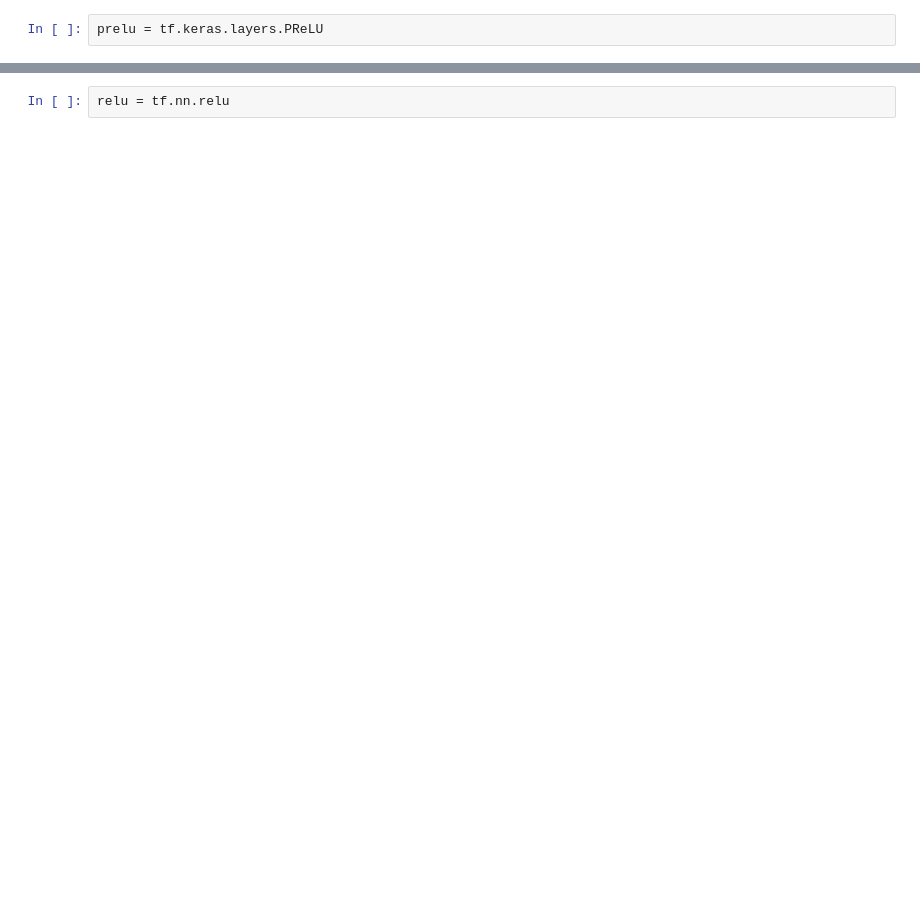
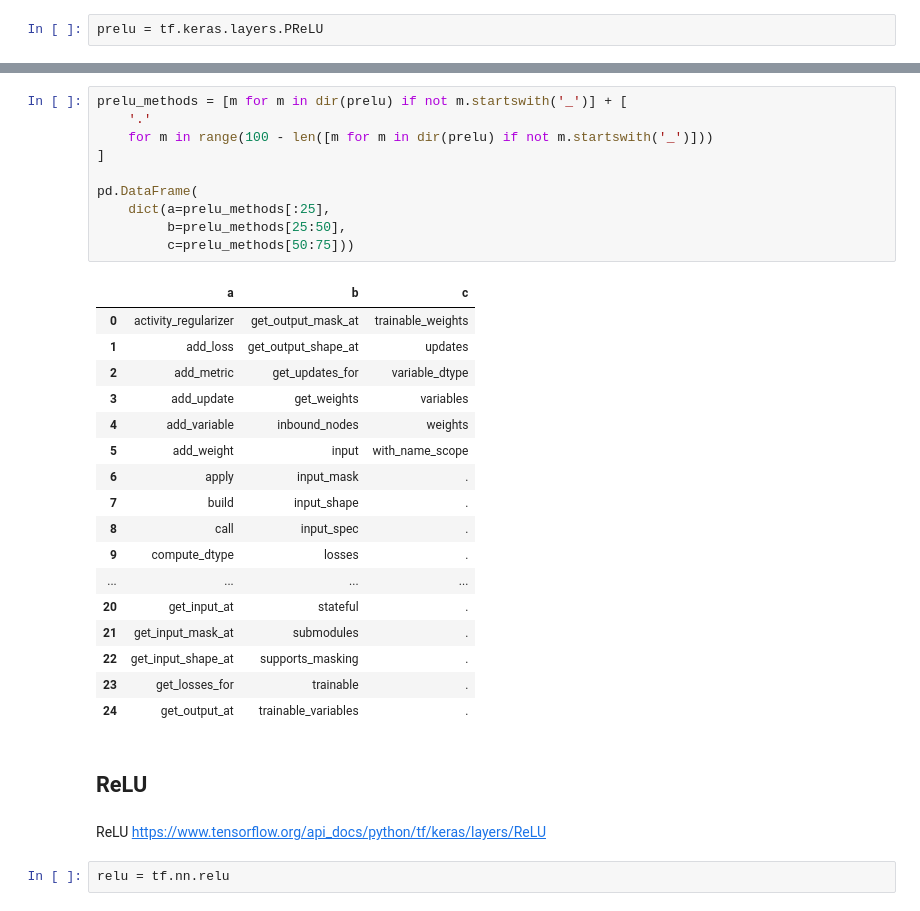
Before and after one commit to ishine/tf2-ConvTasNet, a Jupyter notebook: concepts-from-paper.ipynb, the cells around one changed output, grey strips where cells are left out. Saved outputs shown, nothing was run; the diff lists cells and outputs as text; blank space fills up the shorter version.

```diff
--- a/concepts-from-paper.ipynb
+++ b/concepts-from-paper.ipynb
@@ -25,2 +274,34 @@ prelu = tf.keras.layers.PReLU
+# %%
+prelu_methods = [m for m in dir(prelu) if not m.startswith('_')] + [
+    '.'
+    for m in range(100 - len([m for m in dir(prelu) if not m.startswith('_')]))
+]
+
+pd.DataFrame(
+    dict(a=prelu_methods[:25],
+         b=prelu_methods[25:50],
+         c=prelu_methods[50:75]))
+# %% [output]
+|  | a | b | c |
+| 0 | activity_regularizer | get_output_mask_at | trainable_weights |
+| 1 | add_loss | get_output_shape_at | updates |
+| 2 | add_metric | get_updates_for | variable_dtype |
+| 3 | add_update | get_weights | variables |
+| 4 | add_variable | inbound_nodes | weights |
+| 5 | add_weight | input | with_name_scope |
+| 6 | apply | input_mask | . |
+| 7 | build | input_shape | . |
+| 8 | call | input_spec | . |
+| 9 | compute_dtype | losses | . |
+| ... | ... | ... | ... |
+| 20 | get_input_at | stateful | . |
+| 21 | get_input_mask_at | submodules | . |
+| 22 | get_input_shape_at | supports_masking | . |
+| 23 | get_losses_for | trainable | . |
+| 24 | get_output_at | trainable_variables | . |
+# %% [markdown]
+## ReLU
+# %% [markdown]
+ReLU https://www.tensorflow.org/api_docs/python/tf/keras/layers/ReLU
 # %%
 relu = tf.nn.relu
```
Also changed, not shown: parts of 57 cells of this notebook.
